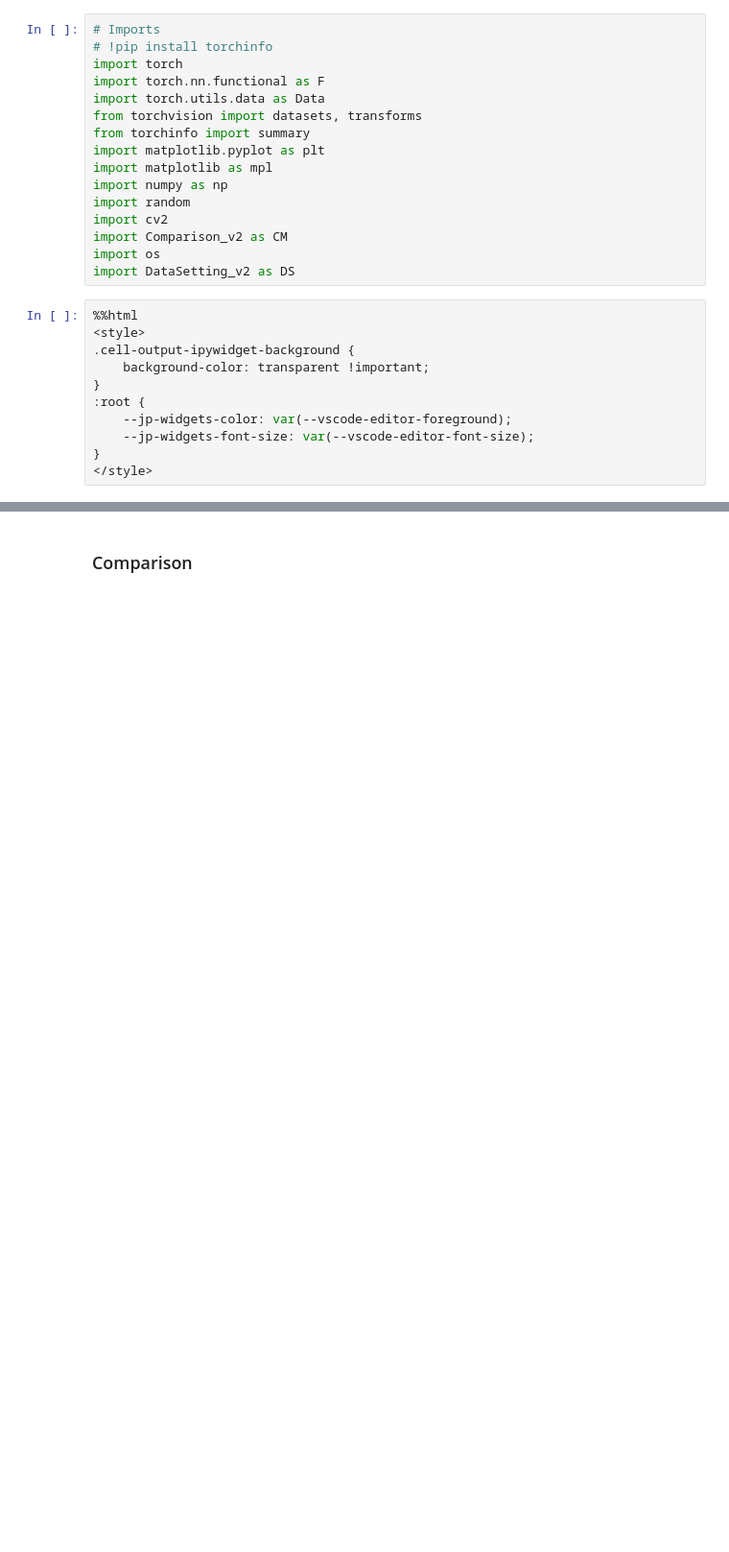
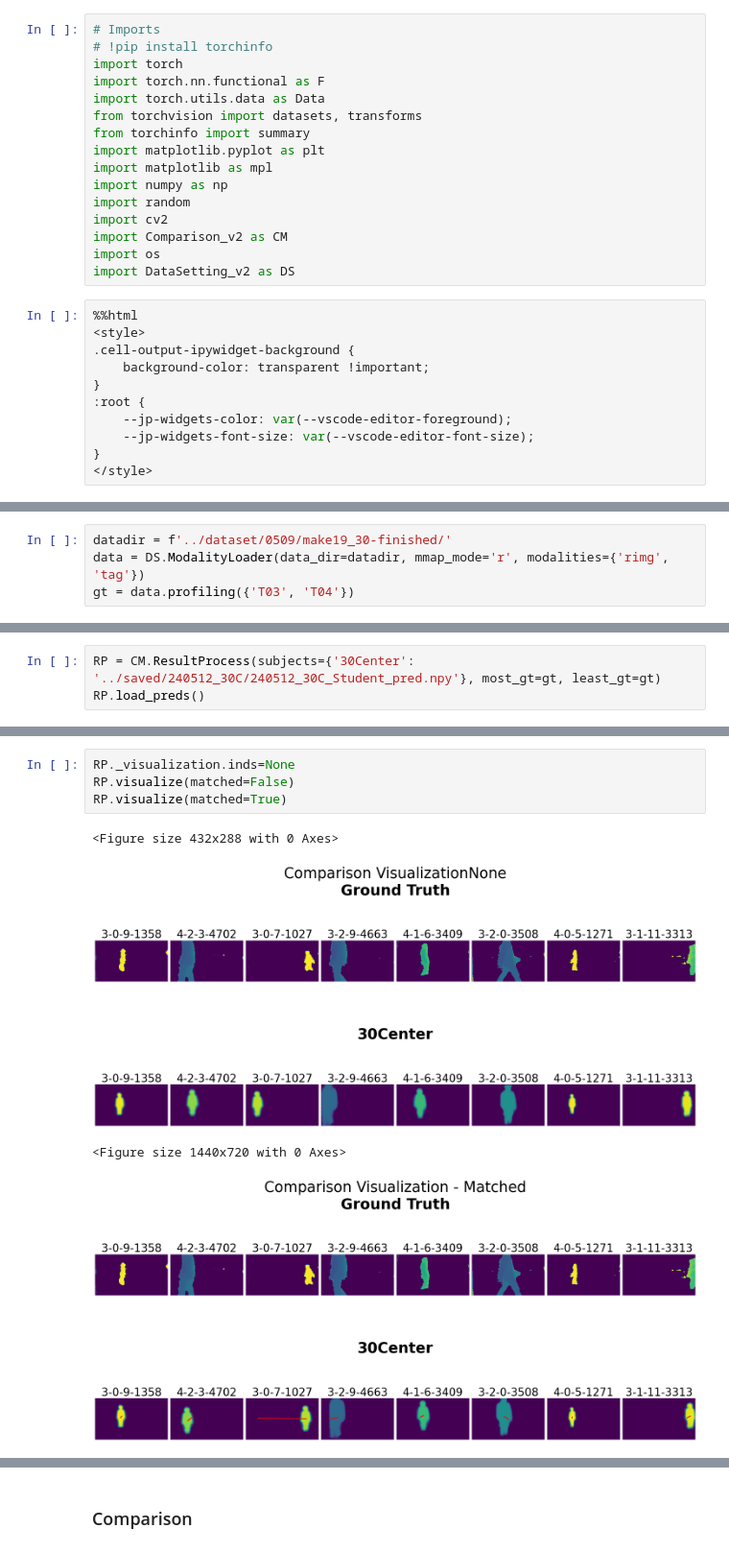
Before and after one commit to MilkywayCocktail/Models, a Jupyter notebook: BenchmarksV07C2.ipynb, the cells around one changed output, grey strips where cells are left out. Shown at 96% size. Saved outputs shown, nothing was run; the diff lists cells and outputs as text; blank space fills up the shorter version.

```diff
--- a/BenchmarksV07C2.ipynb
+++ b/BenchmarksV07C2.ipynb
@@ -27,0 +30,4 @@ import DataSetting_v2 as DS
+# %%
+datadir = f'../dataset/0509/make19_30-finished/'
+data = DS.ModalityLoader(data_dir=datadir, mmap_mode='r', modalities={'rimg', 'tag'})
+gt = data.profiling({'T03', 'T04'})
@@ -27,0 +37,3 @@ import DataSetting_v2 as DS
+# %%
+RP = CM.ResultProcess(subjects={'30Center': '../saved/240512_30C/240512_30C_Student_pred.npy'}, most_gt=gt, least_gt=gt)
+RP.load_preds()
@@ -27,0 +54,9 @@ import DataSetting_v2 as DS
+# %%
+RP._visualization.inds=None
+RP.visualize(matched=False)
+RP.visualize(matched=True)
+# %% [output]
+<Figure size 432x288 with 0 Axes>
+[figure, added]
+<Figure size 1440x720 with 0 Axes>
+[figure, added]
```
Also changed, not shown: parts of 38 cells of this notebook, 8 other files.
